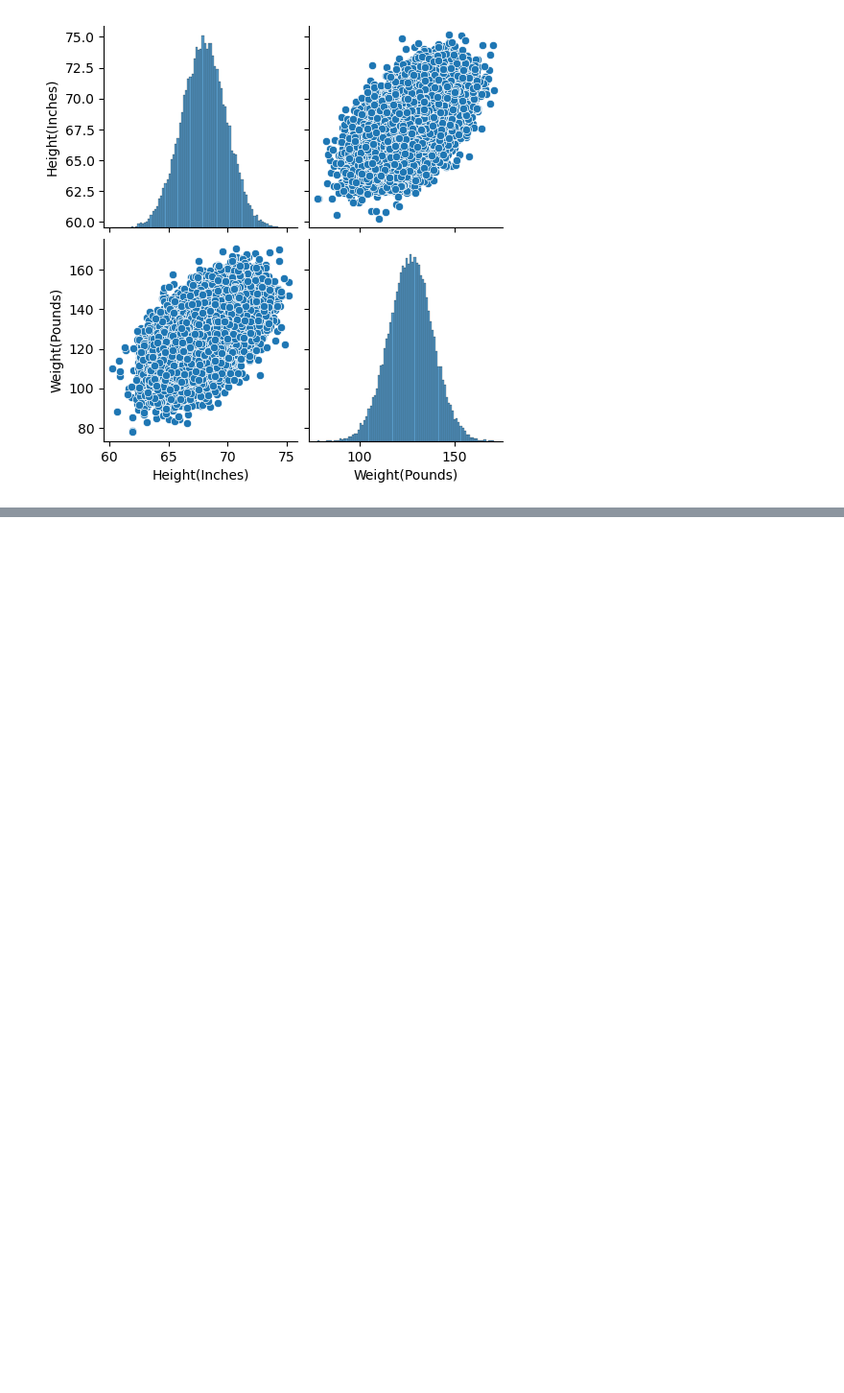
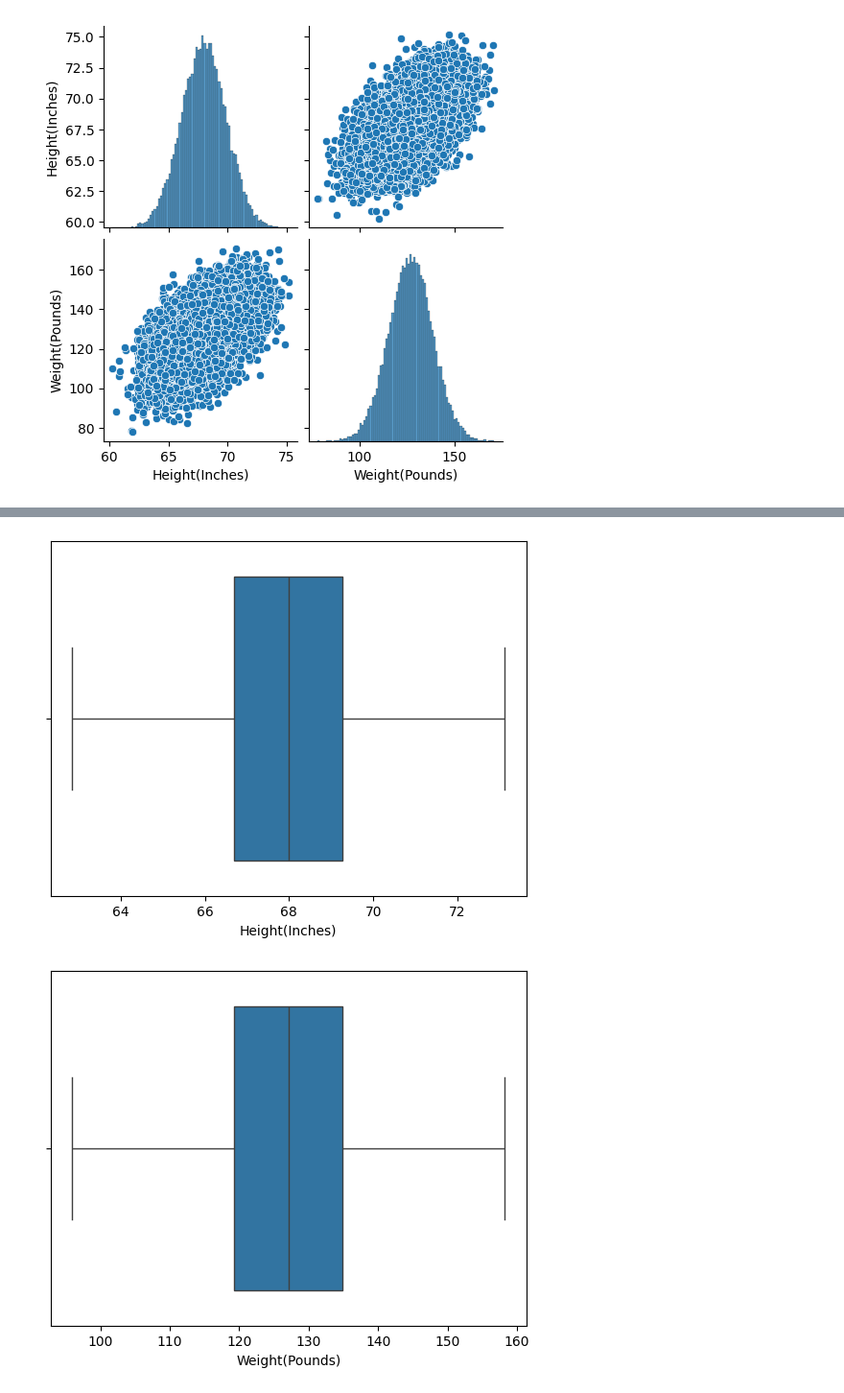
Before and after one commit to Mittesh-9/ML-Linear-Regression, a Jupyter notebook: notebooks/linear_regression.ipynb, the cells around one changed output, grey strips where cells are left out. Shown at 96% size. Saved outputs shown, nothing was run; the diff lists cells and outputs as text; code cells hidden in the pictures; blank space fills up the shorter version.

```diff
--- a/notebooks/linear_regression.ipynb
+++ b/notebooks/linear_regression.ipynb
@@ -53,0 +64,8 @@ sns.pairplot(df)
+# %%
+q1 = df.quantile(0.25)
+q3 = df.quantile(0.75)
+iqr = q3 - q1
+lower = q1 - 1.5 * iqr
+upper = q3 + 1.5 * iqr
+
+print(f'Lower bound:\n{lower}\n\nUpper bound:\n{upper}')
@@ -53,0 +82,14 @@ sns.pairplot(df)
+# %%
+for col in df.columns:
+    df[col] = np.where(df[col] > upper[col],upper[col],df[col])
+    df[col] = np.where(df[col] < lower[col],lower[col],df[col])
+
+    sns.boxplot(
+        data = df,
+        x = df[col]
+    )
+
+    plt.show()
+# %% [output]
+[figure, added]
+[figure, added]
```
Also changed, not shown: parts of 7 cells of this notebook.
